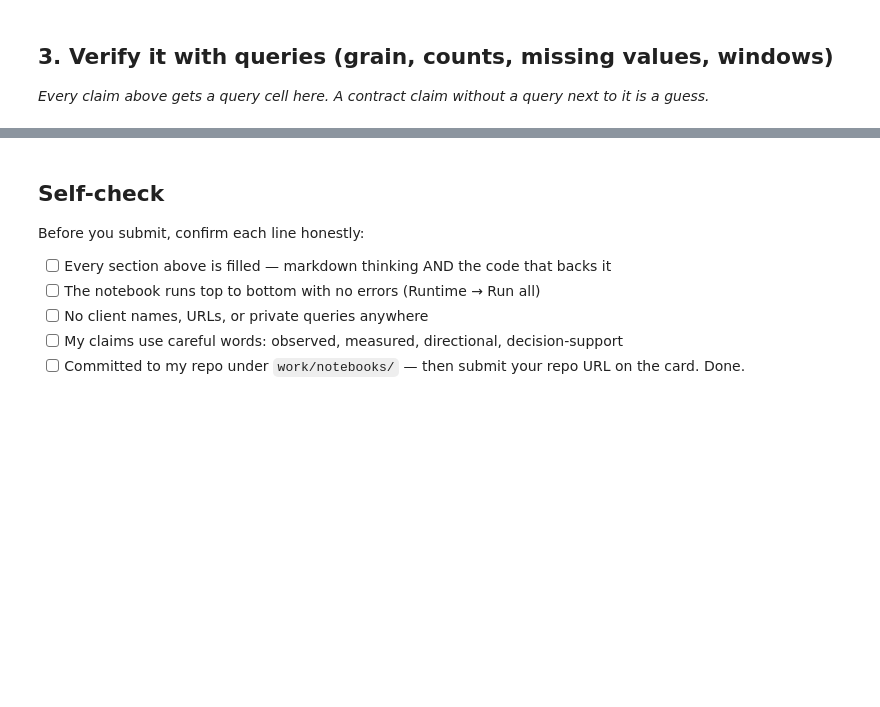
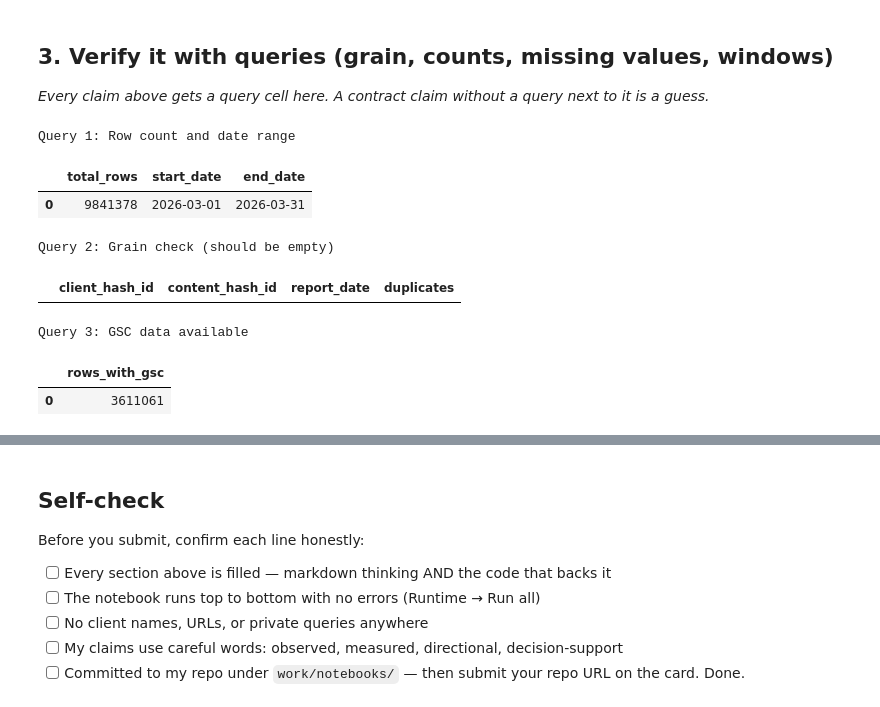
Before and after one commit to mirabdulbaqi/flyrank-ml-internship, a Jupyter notebook: work/notebooks/w03_data_contract.ipynb, the cells around one changed output, grey strips where cells are left out. Cells and saved outputs as stored; diff of their text form; code cells hidden in the pictures; blank space fills up the shorter version.

```diff
--- a/work/notebooks/w03_data_contract.ipynb
+++ b/work/notebooks/w03_data_contract.ipynb
@@ -12,0 +28,20 @@ This skeleton is yours to fill. Work the sections **in order** — each one has
+# %%
+import duckdb
+
+con = duckdb.connect()
+
+con.execute(
+    f"CREATE OR REPLACE SECRET hf (TYPE huggingface, TOKEN '{HF_TOKEN}')"
+)
+
+REL = "hf://datasets/FlyRank/internship-warehouse"
+
+TABLES = {
+    "dim_clients": f"read_parquet('{REL}/dim_clients.parquet')",
+    "dim_content": f"read_parquet('{REL}/dim_content.parquet')",
+    "fact_daily": f"read_parquet('{REL}/fact_content_daily_performance/**/*.parquet')",
+    "fact_daily_sample": f"read_parquet('{REL}/fact_content_daily_performance_sample.parquet')",
+    "fact_query_90d": f"read_parquet('{REL}/fact_content_query_90d.parquet')",
+}
+
+print("✅ Connected to FlyRank Warehouse")
@@ -24,3 +81,62 @@ This skeleton is yours to fill. Work the sections **in order** — each one has
 ## 3. Verify it with queries (grain, counts, missing values, windows)
 
 *Every claim above gets a query cell here. A contract claim without a query next to it is a guess.*
+# %%
+# This cell is for CODE (numbers, a query, a check).
+# Write your text answer in the cell ABOVE this one — typing sentences here breaks Run All.
+# Verification Query 1: Row count and date range
+
+query1 = con.sql(f"""
+SELECT
+    COUNT(*) AS total_rows,
+    MIN(report_date) AS start_date,
+    MAX(report_date) AS end_date
+FROM {TABLES['fact_daily']}
+WHERE month = '2026-03'
+""").df()
+
+print("Query 1: Row count and date range")
+display(query1)
+
+# Verification Query 2: Verify the grain
+
+query2 = con.sql(f"""
+SELECT
+    client_hash_id,
+    content_hash_id,
+    report_date,
+    COUNT(*) AS duplicates
+FROM {TABLES['fact_daily']}
+WHERE month = '2026-03'
+GROUP BY
+    client_hash_id,
+    content_hash_id,
+    report_date
+HAVING COUNT(*) > 1
+LIMIT 10
+""").df()
+
+print("Query 2: Grain check (should be empty)")
+display(query2)
+
+# Verification Query 3: Availability check
+
+query3 = con.sql(f"""
+SELECT
+    COUNT(*) AS rows_with_gsc
+FROM {TABLES['fact_daily']}
+WHERE month = '2026-03'
+AND gsc_data_available IS TRUE
+""").df()
+
+print("Query 3: GSC data available")
+display(query3)
+# %% [output]
+Query 1: Row count and date range
+|  | total_rows | start_date | end_date |
+| 0 | 9841378 | 2026-03-01 | 2026-03-31 |
+Query 2: Grain check (should be empty)
+|  | client_hash_id | content_hash_id | report_date | duplicates |
+Query 3: GSC data available
+|  | rows_with_gsc |
+| 0 | 3611061 |
```
Also changed, not shown: parts of 12 cells of this notebook.
